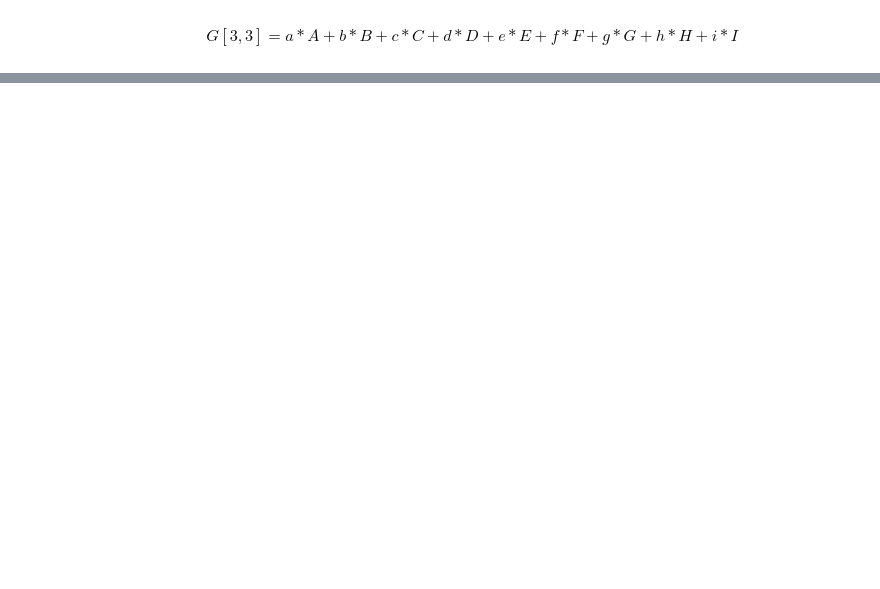
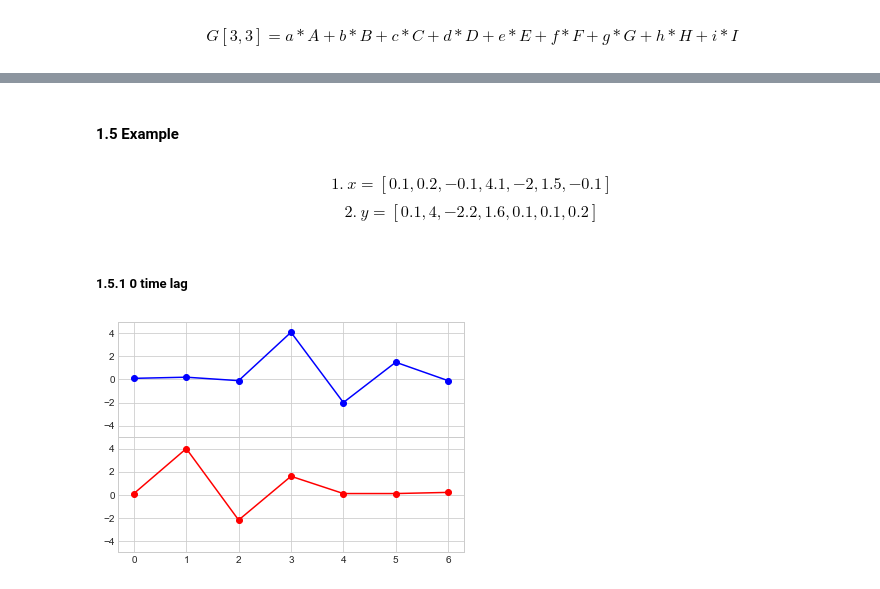
Before and after one commit to chenshanghao/Data_Science_Learning, a Jupyter notebook: Cross-correlation, Convolutional.ipynb, the cells around one changed output, grey strips where cells are left out. Cells and saved outputs as stored; diff of their text form; code cells hidden in the pictures; blank space fills up the shorter version.

```diff
--- a/Cross-correlation, Convolutional.ipynb
+++ b/Cross-correlation, Convolutional.ipynb
@@ -97,0 +97,20 @@ max correlation is at lag 30
+# %% [markdown]
+#### 1.5 Example
+# %% [markdown]
+ $$ 1.\ x =[0.1,0.2,-0.1,4.1,-2,1.5,-0.1] $$
+ $$ 2.\ y =[0.1,4,-2.2,1.6,0.1,0.1,0.2] $$
+# %% [markdown]
+##### 1.5.1 0 time lag
+# %%
+x = np.array([0.1,0.2,-0.1,4.1,-2,1.5,-0.1])
+y = np.array([0.1,4,-2.2,1.6,0.1,0.1,0.2])
+time = np.array([0, 1, 2, 3, 4, 5, 6])
+
+fig = plt.figure()
+
+ax1 = fig.add_axes([2.0, 1.0, 0.8, 0.4], xticklabels=[], ylim=(-5, 5))
+ax2 = fig.add_axes([2.0, 0.6, 0.8, 0.4], ylim=(-5, 5))
+ax1.plot(time, x,'-ok', color='blue')
+ax2.plot(time, y, '-ok',color ='red');
+# %% [output]
+[figure, added]
```
Also changed, not shown: parts of 63 cells of this notebook, 8 other files.
